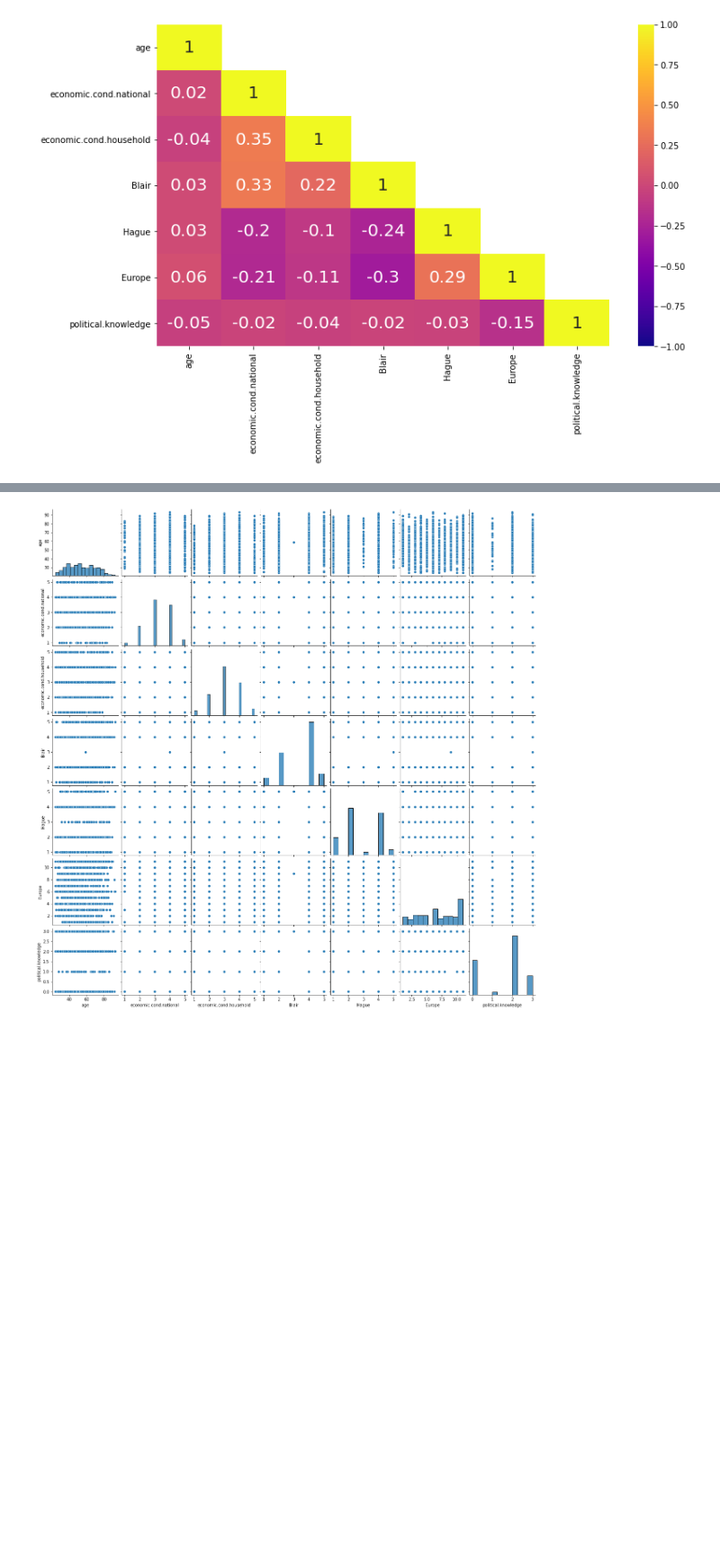
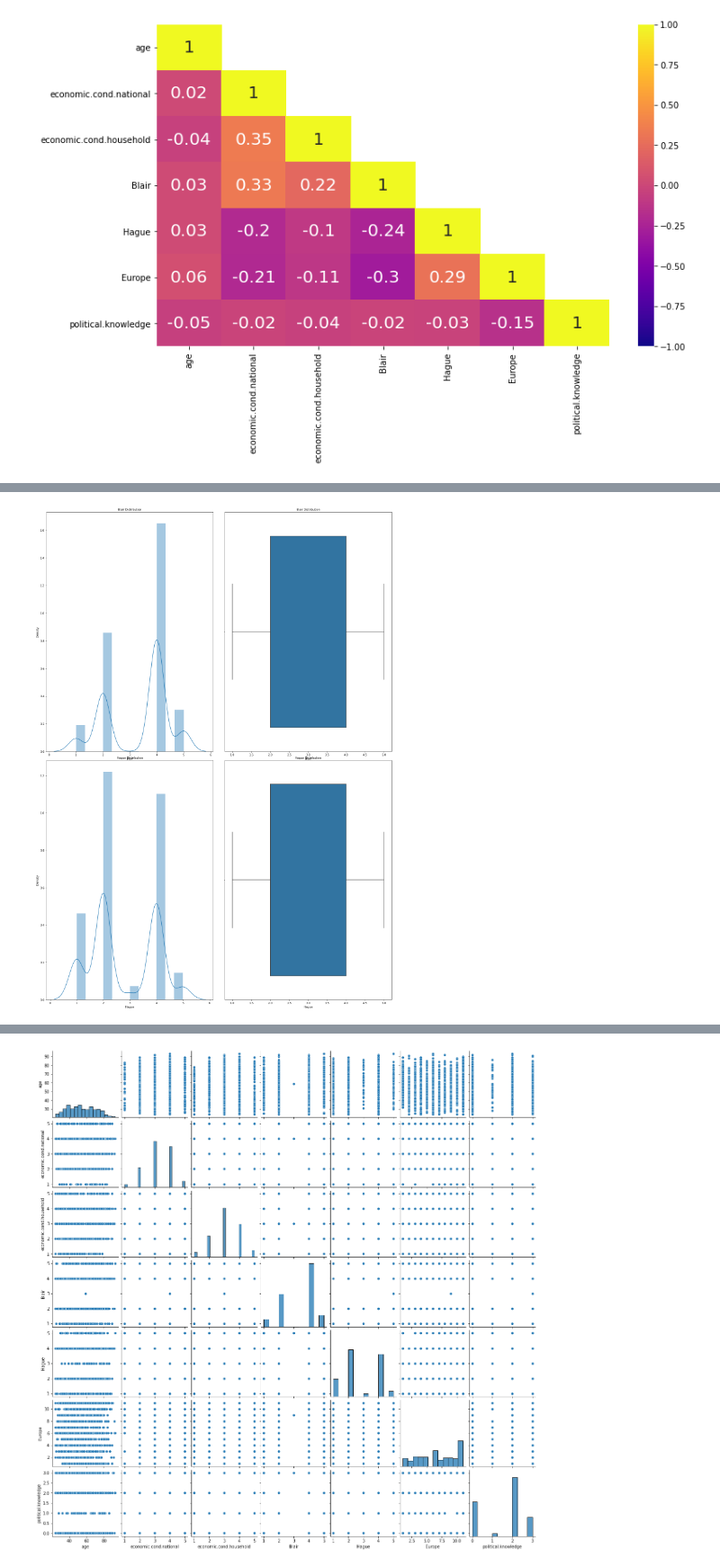
Before and after one commit to sainadh6414/datascience, a Jupyter notebook: _6_machine_learning/project/Notebook.ipynb, the cells around one changed output, grey strips where cells are left out. Shown at 90% size. Cells and saved outputs as stored; diff of their text form; code cells hidden in the pictures; blank space fills up the shorter version.

```diff
--- a/_6_machine_learning/project/Notebook.ipynb
+++ b/_6_machine_learning/project/Notebook.ipynb
@@ -239,0 +206,21 @@ plt.show()
+# %%
+fig, axes = plt.subplots(nrows=2,ncols=2)
+fig.set_size_inches(18,25)
+fig.tight_layout()
+
+
+a = sns.distplot(df['Blair'] , ax=axes[0][0])
+a.set_title("Blair Distribution",fontsize=10)
+
+a = sns.boxplot(df['Blair'] , orient = "v" , ax=axes[0][1])
+a.set_title("Blair Distribution",fontsize=10)
+
+a = sns.distplot(df['Hague'] , ax=axes[1][0])
+a.set_title("Hague Distribution",fontsize=10)
+
+a = sns.boxplot(df['Hague'] , orient = "v" , ax=axes[1][1])
+a.set_title("Hague Distribution",fontsize=10)
+
+plt.show()
+# %% [output]
+[figure, added]
```
Also changed, not shown: parts of 81 cells of this notebook, 4 other files.
